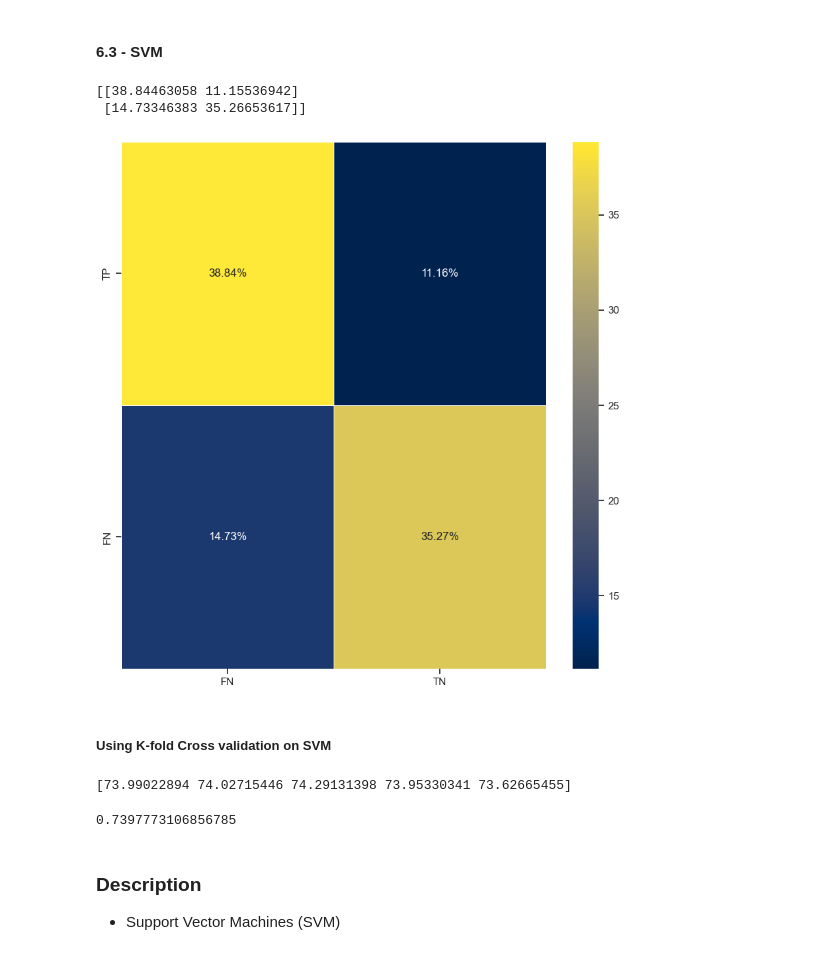
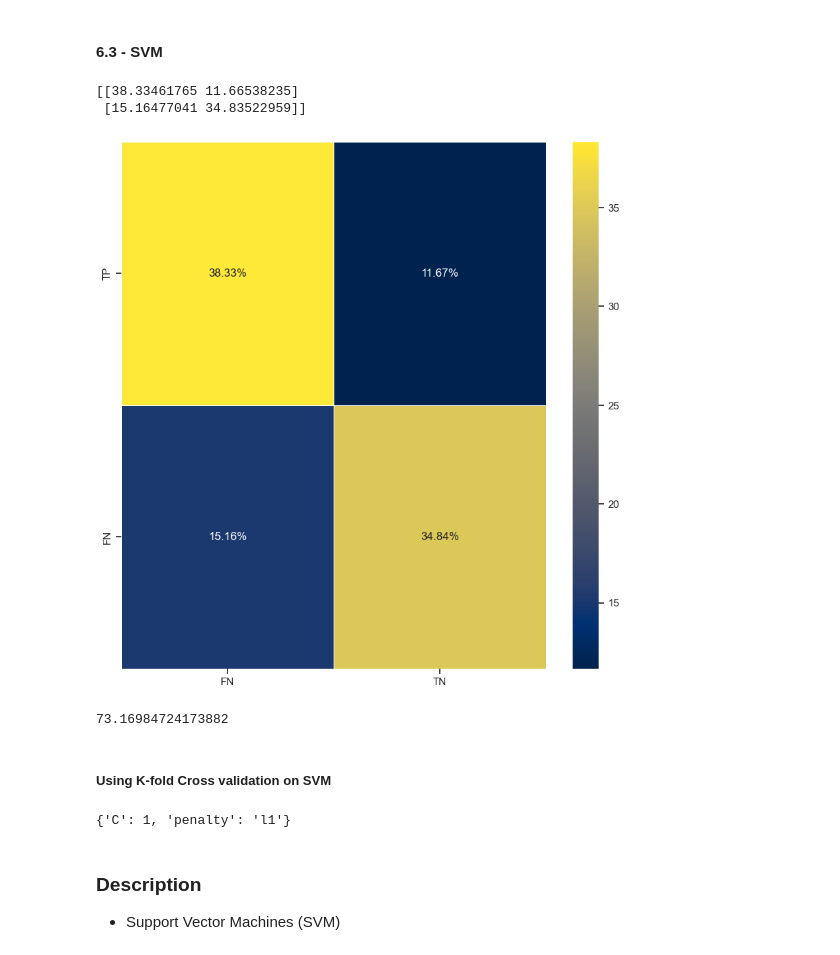
Before and after one commit to ectormgl/givemecredit, a Jupyter notebook: notebook/modelling.ipynb, the cells around one changed output. Saved outputs shown, nothing was run; the diff lists cells and outputs as text; code cells hidden in the pictures.

```diff
--- a/notebook/modelling.ipynb
+++ b/notebook/modelling.ipynb
@@ -271,30 +271,42 @@ plt.show()
 #### 6.3 - SVM
 # %%
 
-svm_model = LinearSVC(random_state=0)
+svm_model = LinearSVC(random_state=0, C=0.1, penalty='l2')
 svm_model.fit(X_train, y_train)
 
 y_pred = svm_model.predict(X_test)
 
 
 plot_confussion(y_test, y_pred )
 cm_rf= classification_report(y_test, y_pred)
 accuracy_SVM= (accuracy_score(y_pred, y_test))*100
+accuracy_SVM
 # %% [output]
-[[38.84463058 11.15536942]
- [14.73346383 35.26653617]]
+[[38.33461765 11.66538235]
+ [15.16477041 34.83522959]]
-[figure, old version]
+[figure, new version]
+73.16984724173882
 # %% [markdown]
 ##### Using K-fold Cross validation on SVM
-# %%
-k=5
-kf= KFold(k, shuffle=True)
-result_svm_kfold= cross_val_score(svm_model, X_train, y_train, cv= kf)
-print(result_svm_kfold*100)
-result_svm_kfold.mean()
-# %% [output]
-[73.99022894 74.02715446 74.29131398 73.95330341 73.62665455]
-0.7397773106856785
+# %%
+
+from sklearn.model_selection import GridSearchCV
+
+
+# Definindo o espaço de busca
+param_grid = {'C': [0.1, 1, 10],
+              'penalty': ['l1', 'l2']}
+
+# Criando o objeto GridSearchCV
+grid = GridSearchCV(svm_model, param_grid, cv=5)
+
+# Ajustando o modelo aos dados
+grid.fit(X_train, y_train)
+
+# Melhores parâmetros
+print(grid.best_params_)
+# %% [output]
+{'C': 1, 'penalty': 'l1'}
 # %% [markdown]
 ### Description
 - Support Vector Machines (SVM)
```
Also changed, not shown: parts of 12 cells of this notebook, 10 other files.
